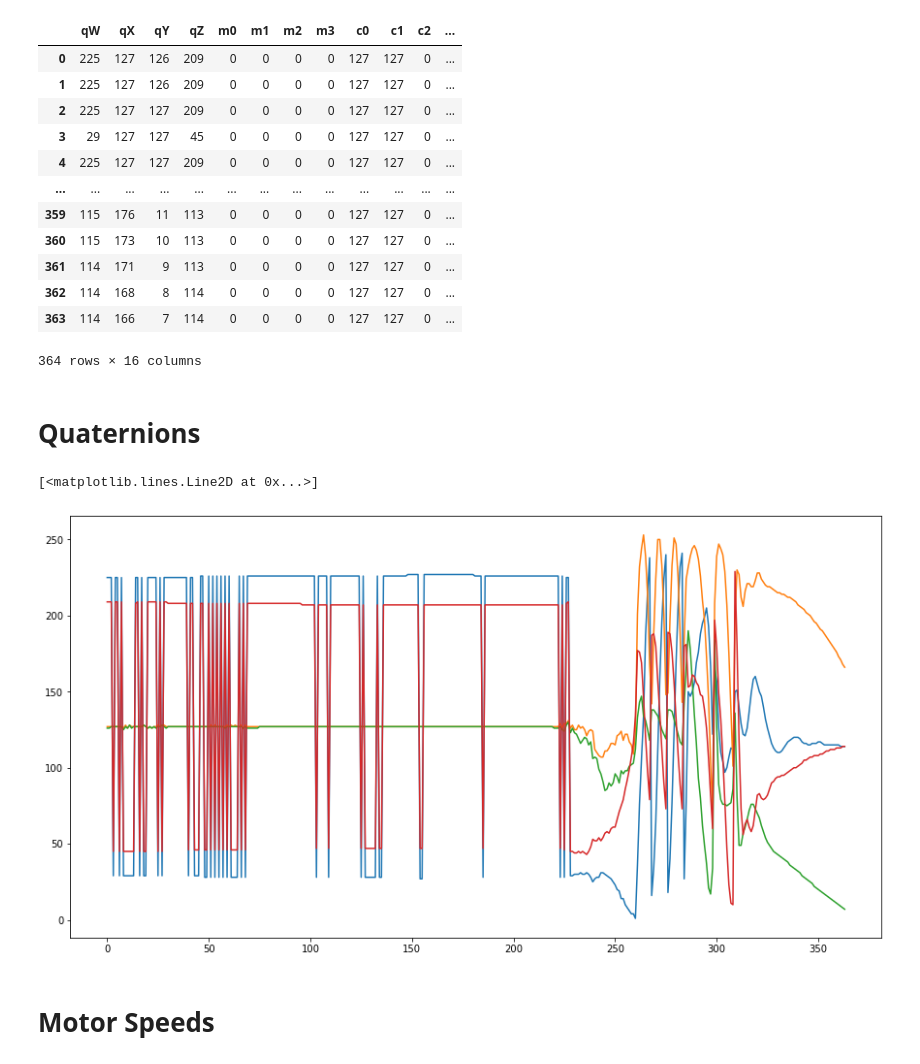
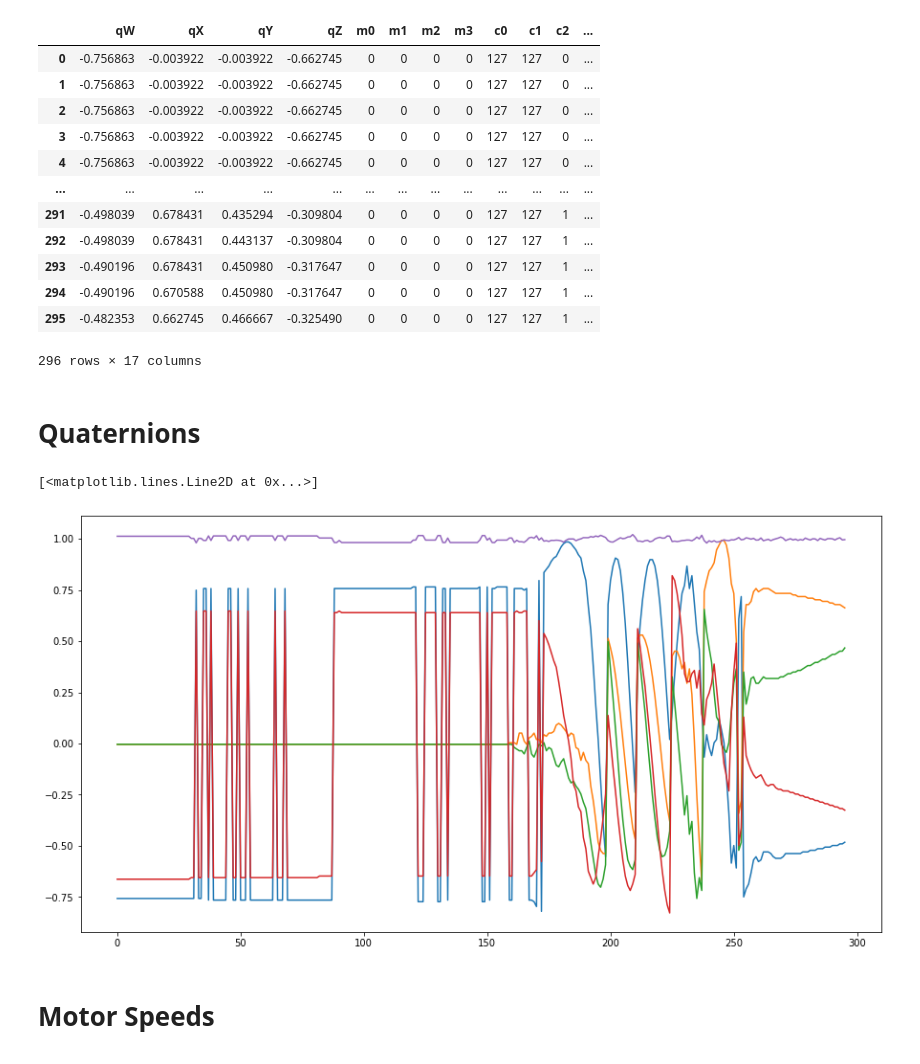
Before and after one commit to LarsGart/Autonomous-Drone-Platform, a Jupyter notebook: quaternions/Preliminary Flight Data Exploration.ipynb, the cells around one changed output. Saved outputs shown, nothing was run; the diff lists cells and outputs as text; code cells hidden in the pictures.

```diff
--- a/quaternions/Preliminary Flight Data Exploration.ipynb
+++ b/quaternions/Preliminary Flight Data Exploration.ipynb
@@ -10,10 +10,8 @@ from matplotlib.pyplot import figure
 # %%
 fields = ['qW','qX','qY','qZ','m0','m1','m2','m3','c0','c1','c2','c3','t0','t1','t2']
 # %%
-df = pd.read_csv(r'BOUNCYDRONE.txt',names=fields)
+df = pd.read_csv(r'PARABOLICARC.txt', names=fields)
 # %%
 df['qW'] = df['qW'].str.replace('[','').astype(int)
 df['t2'] = df['t2'].str.replace(']','').astype(int)
 df['timeStamp'] = df.t0 | (df.t1 * (2**8)) | (df.t2 *(2**16))
-# %%
-df['qW'] =
@@ -22,30 +18,38 @@ df['qW'] =
+# %%
+df['qW'] = (2/255)*df['qW']-1
+df['qX'] = (2/255)*df['qX']-1
+df['qY'] = (2/255)*df['qY']-1
+df['qZ'] = (2/255)*df['qZ']-1
+# %%
+df['qSum'] = df.qW**2 + df.qX**2 + df.qY**2 + df.qZ**2
 # %%
 df
 # %% [output]
 |  | qW | qX | qY | qZ | m0 | m1 | m2 | m3 | c0 | c1 | c2 | ... |
-| 0 | 225 | 127 | 126 | 209 | 0 | 0 | 0 | 0 | 127 | 127 | 0 | ... |
-| 1 | 225 | 127 | 126 | 209 | 0 | 0 | 0 | 0 | 127 | 127 | 0 | ... |
-| 2 | 225 | 127 | 127 | 209 | 0 | 0 | 0 | 0 | 127 | 127 | 0 | ... |
-| 3 | 29 | 127 | 127 | 45 | 0 | 0 | 0 | 0 | 127 | 127 | 0 | ... |
-| 4 | 225 | 127 | 127 | 209 | 0 | 0 | 0 | 0 | 127 | 127 | 0 | ... |
+| 0 | -0.756863 | -0.003922 | -0.003922 | -0.662745 | 0 | 0 | 0 | 0 | 127 | 127 | 0 | ... |
+| 1 | -0.756863 | -0.003922 | -0.003922 | -0.662745 | 0 | 0 | 0 | 0 | 127 | 127 | 0 | ... |
+| 2 | -0.756863 | -0.003922 | -0.003922 | -0.662745 | 0 | 0 | 0 | 0 | 127 | 127 | 0 | ... |
+| 3 | -0.756863 | -0.003922 | -0.003922 | -0.662745 | 0 | 0 | 0 | 0 | 127 | 127 | 0 | ... |
+| 4 | -0.756863 | -0.003922 | -0.003922 | -0.662745 | 0 | 0 | 0 | 0 | 127 | 127 | 0 | ... |
 | ... | ... | ... | ... | ... | ... | ... | ... | ... | ... | ... | ... | ... |
-| 359 | 115 | 176 | 11 | 113 | 0 | 0 | 0 | 0 | 127 | 127 | 0 | ... |
-| 360 | 115 | 173 | 10 | 113 | 0 | 0 | 0 | 0 | 127 | 127 | 0 | ... |
-| 361 | 114 | 171 | 9 | 113 | 0 | 0 | 0 | 0 | 127 | 127 | 0 | ... |
-| 362 | 114 | 168 | 8 | 114 | 0 | 0 | 0 | 0 | 127 | 127 | 0 | ... |
-| 363 | 114 | 166 | 7 | 114 | 0 | 0 | 0 | 0 | 127 | 127 | 0 | ... |
+| 291 | -0.498039 | 0.678431 | 0.435294 | -0.309804 | 0 | 0 | 0 | 0 | 127 | 127 | 1 | ... |
+| 292 | -0.498039 | 0.678431 | 0.443137 | -0.309804 | 0 | 0 | 0 | 0 | 127 | 127 | 1 | ... |
+| 293 | -0.490196 | 0.678431 | 0.450980 | -0.317647 | 0 | 0 | 0 | 0 | 127 | 127 | 1 | ... |
+| 294 | -0.490196 | 0.670588 | 0.450980 | -0.317647 | 0 | 0 | 0 | 0 | 127 | 127 | 1 | ... |
+| 295 | -0.482353 | 0.662745 | 0.466667 | -0.325490 | 0 | 0 | 0 | 0 | 127 | 127 | 1 | ... |
-364 rows × 16 columns
+296 rows × 17 columns
 # %% [markdown]
 # Quaternions
 # %%
 figure(figsize=(15, 8))
 plt.plot(df.qW)
 plt.plot(df.qX)
 plt.plot(df.qY)
 plt.plot(df.qZ)
+plt.plot(df.qSum)
 # %% [output]
 [<matplotlib.lines.Line2D at 0x...>]
-[figure, old version]
+[figure, new version]
 # %% [markdown]
 # Motor Speeds
 # %%
```
Also changed, not shown: parts of 7 cells of this notebook.
